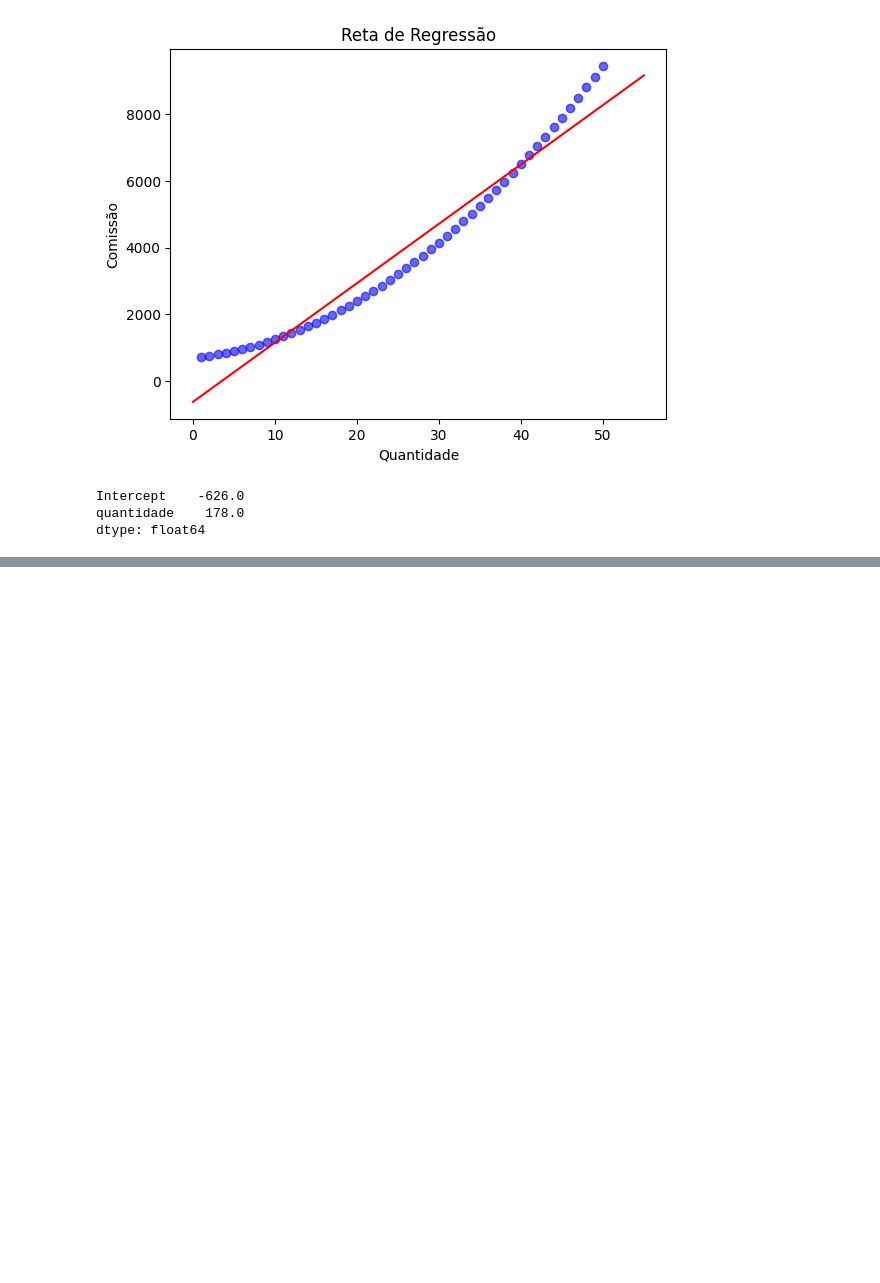
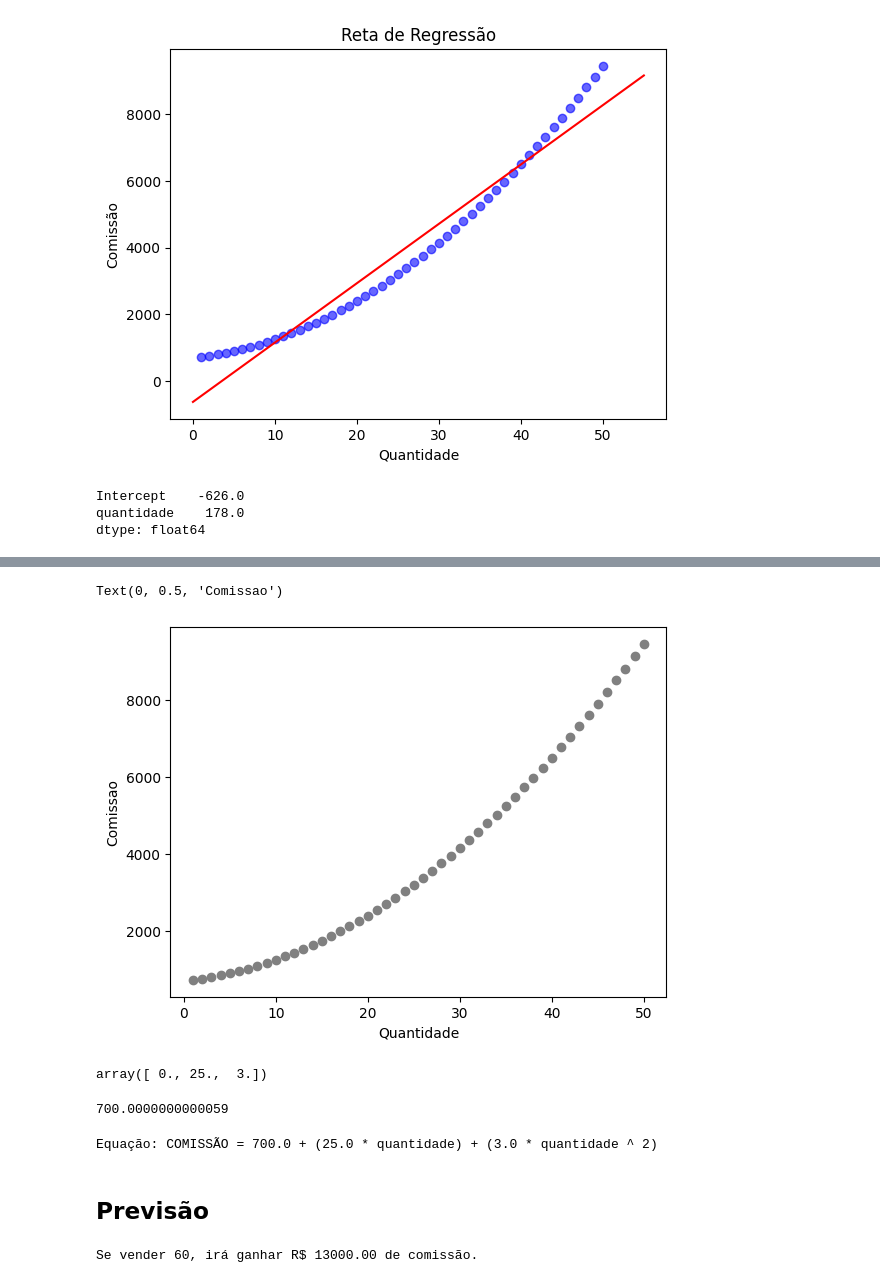
Before and after one commit to MaxVieiraSantiago/Machine-Learning-Algorithms, a Jupyter notebook: Polinomial Regression/Regressão_Polinomial.ipynb, the cells around one changed output, grey strips where cells are left out. Drawn from its saved outputs; the diff is of its cells as text; code cells hidden in the pictures; blank space fills up the shorter version.

```diff
--- a/Polinomial Regression/Regressão_Polinomial.ipynb
+++ b/Polinomial Regression/Regressão_Polinomial.ipynb
@@ -157,0 +239,6 @@ dtype: float64
+# %%
+# Pré-Processamento
+pre_process = PolynomialFeatures(degree=2)
+# %%
+X = dados[['quantidade']]
+y = dados['comissao']
@@ -157,0 +285,5 @@ dtype: float64
+# %%
+X_poly = pre_process.fit_transform(X)
+
+modelo_sk = LinearRegression()
+modelo_sk.fit(X_poly, y);
@@ -157,0 +292,27 @@ dtype: float64
+# %%
+plt.scatter(X, y, c='gray')
+plt.xlabel('Quantidade')
+plt.ylabel('Comissao')
+# %% [output]
+Text(0, 0.5, 'Comissao')
+[figure, added]
+# %%
+modelo_sk.coef_
+# %% [output]
+array([ 0., 25.,  3.])
+# %%
+modelo_sk.intercept_
+# %% [output]
+700.0000000000059
+# %%
+print('Equação: COMISSÃO = {:.1f} + ({:.1f} * quantidade) + ({:.1f} * quantidade ^ 2)'.format(modelo_sk.intercept_, modelo_sk.coef_[1], modelo_sk.coef_[2]))
+# %% [output]
+Equação: COMISSÃO = 700.0 + (25.0 * quantidade) + (3.0 * quantidade ^ 2)
+# %% [markdown]
+## **Previsão**
+# %%
+quantidade = 60
+previsao = modelo_sk.predict( pre_process.fit_transform([[quantidade]]))
+print("Se vender {}, irá ganhar R$ {:.2f} de comissão.".format(quantidade, previsao[0]))
+# %% [output]
+Se vender 60, irá ganhar R$ 13000.00 de comissão.
```
Also changed, not shown: parts of 23 cells of this notebook.
